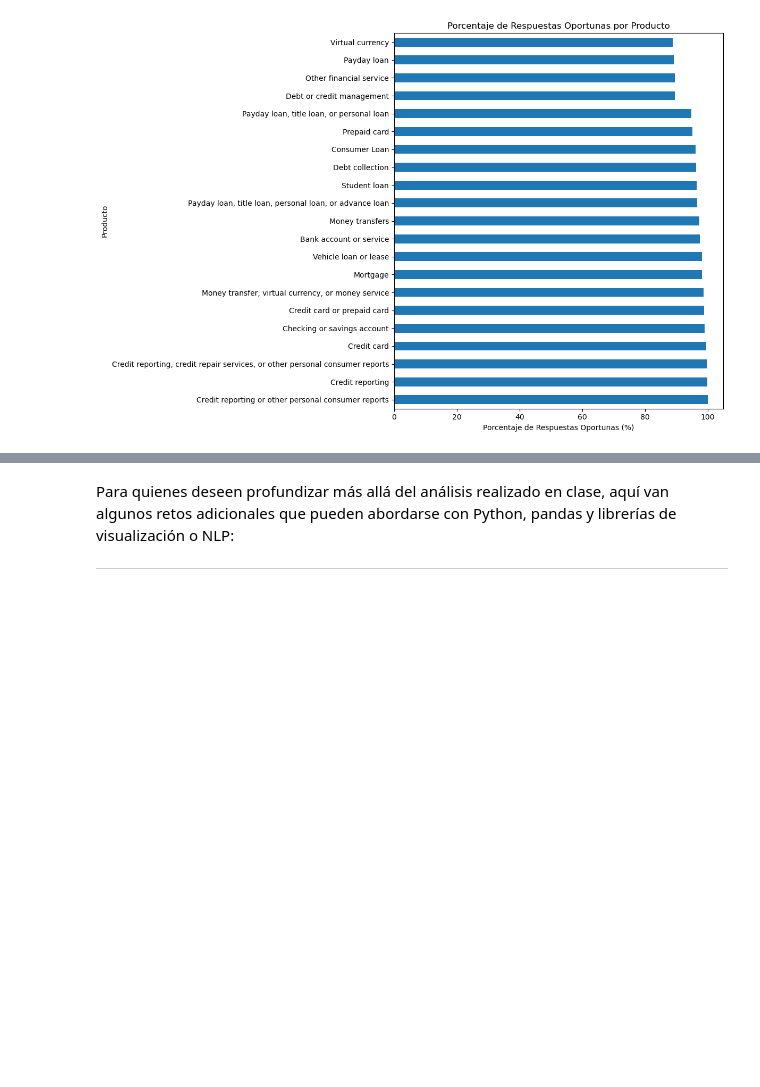
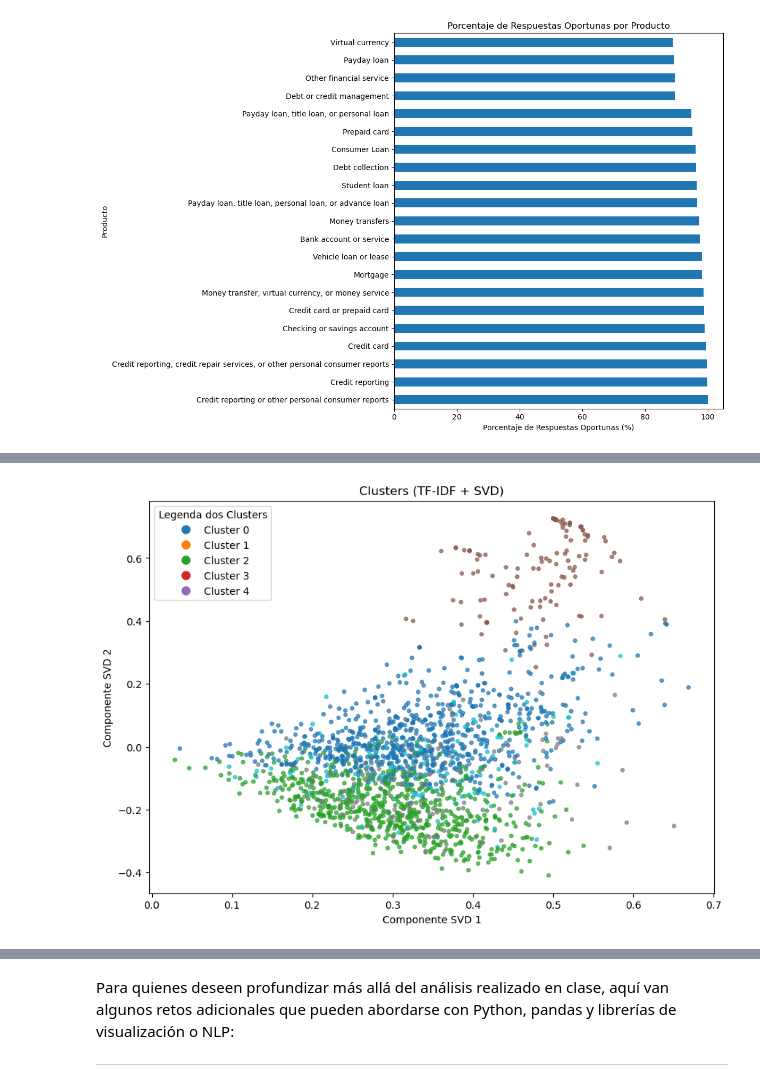
Before and after one commit to NzitaKatendi/DATA-SCIENCE-Y-BIG-DATA, a Jupyter notebook: Code/EDAChallenge.ipynb, the cells around one changed output, grey strips where cells are left out. Cells and saved outputs as stored; diff of their text form; code cells hidden in the pictures; blank space fills up the shorter version.

```diff
--- a/EDAChallenge.ipynb
+++ b/Code/EDAChallenge.ipynb
@@ -1013,0 +1126,13 @@ Name: Yes, dtype: float64
+# %%
+# 5. Clustering
+kmeans = KMeans(n_clusters=5, random_state=42, n_init=10)
+clusters = kmeans.fit_predict(X_svd)
+muestra['cluster'] = clusters
+
+print("\nClusters identificados:")
+for i in range(5):
+    cluster_data = muestra[muestra['cluster'] == i]
+    print(f"Cluster {i}: {len(cluster_data)} quejas")
+    top_prod = cluster_data['product'].value_counts().head(2)
+    for prod, count in top_prod.items():
+        print(f"  - {prod[:30]}: {count}")
@@ -1014,3 +1156,38 @@ Name: Yes, dtype: float64
+# %%
+# Reduzindo para 2 componentes
+svd2 = TruncatedSVD(n_components=2, random_state=42)
+X_svd_2d = svd2.fit_transform(X_tfidf)
+
+plt.figure(figsize=(10,7))
+
+scatter = plt.scatter(
+    X_svd_2d[:, 0],
+    X_svd_2d[:, 1],
+    c=clusters,
+    cmap='tab10',
+    s=12,
+    alpha=0.7
+)
+
+plt.title("Clusters (TF-IDF + SVD)")
+plt.xlabel("Componente SVD 1")
+plt.ylabel("Componente SVD 2")
+
+# Criando legenda automática
+handles = []
+labels = []
+
+for cluster_id in np.unique(clusters):
+    handles.append(
+        plt.Line2D([], [], marker="o", linestyle="",
+                   color=plt.cm.tab10(cluster_id/10), markersize=8)
+    )
+    labels.append(f"Cluster {cluster_id}")
+
+plt.legend(handles, labels, title="Legenda dos Clusters")
+plt.show()
+# %% [output]
+[figure, added]
 # %% [markdown]
 
 ### 🌟 **Preguntas abiertas y creativas**
```
Also changed, not shown: parts of 25 cells of this notebook, 6 other files.
